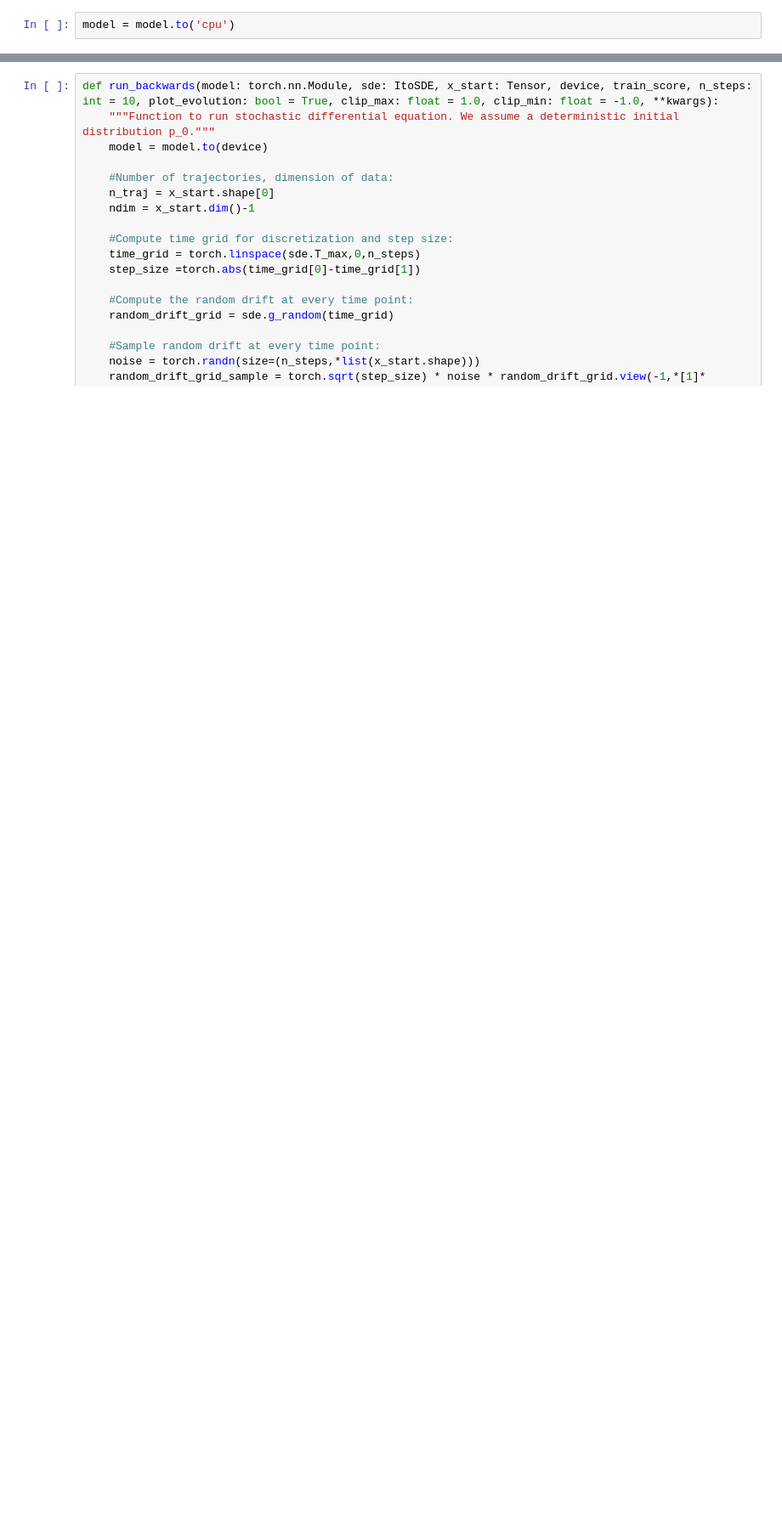
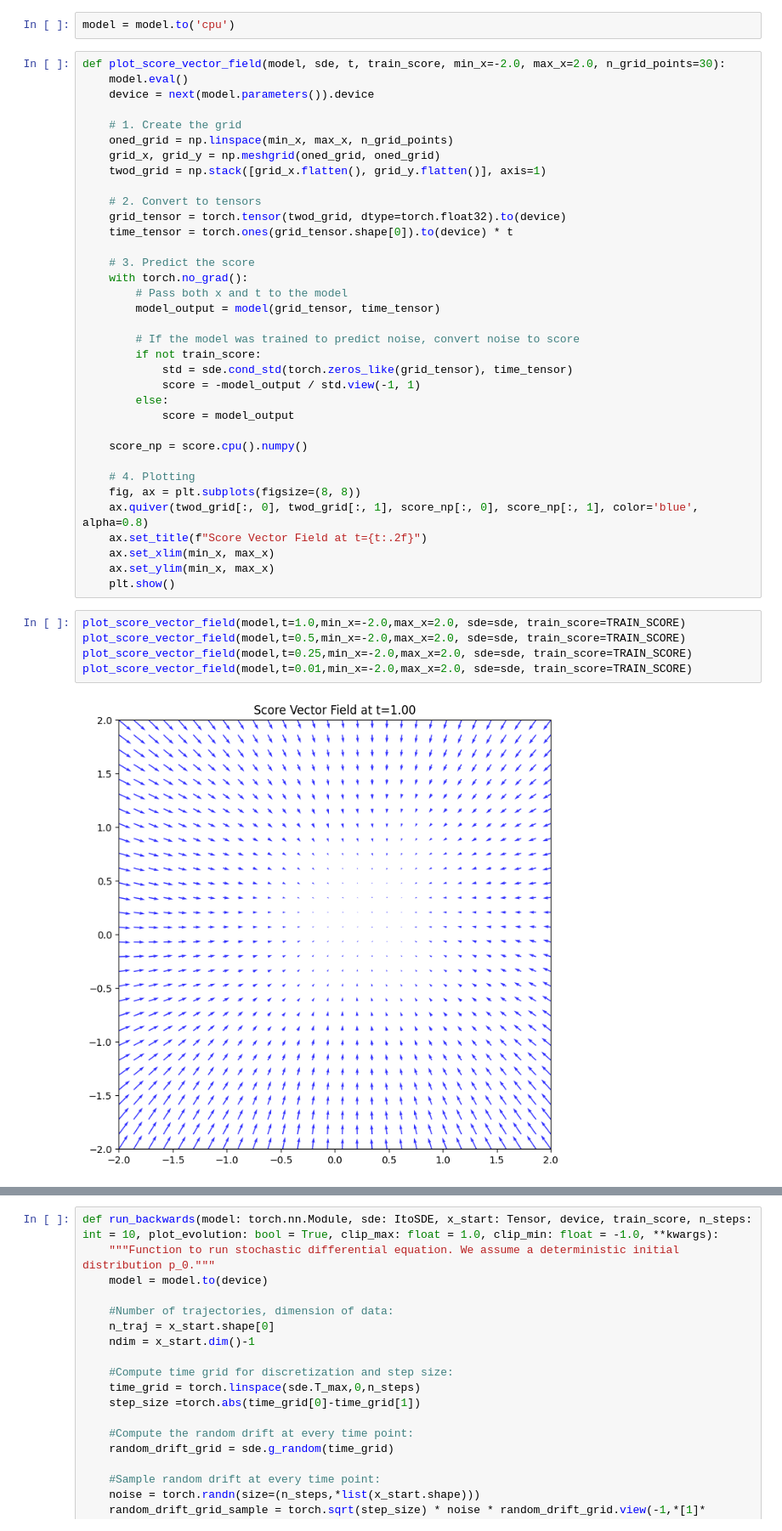
Before and after one commit to TM23-sanji/stable_diffusion, a Jupyter notebook: notebooks/1d_manifold.ipynb, the cells around one changed output, grey strips where cells are left out. Shown at 85% size. Saved outputs shown, nothing was run; the diff lists cells and outputs as text; blank space fills up the shorter version.

Commit message:
fixed the plots & gif

```diff
--- a/notebooks/1d_manifold.ipynb
+++ b/notebooks/1d_manifold.ipynb
@@ -319,2 +316,44 @@ Epoch: 1
 # %%
 model = model.to('cpu')
+# %%
+def plot_score_vector_field(model, sde, t, train_score, min_x=-2.0, max_x=2.0, n_grid_points=30):
+    model.eval()
+    device = next(model.parameters()).device
+
+    # 1. Create the grid
+    oned_grid = np.linspace(min_x, max_x, n_grid_points)
+    grid_x, grid_y = np.meshgrid(oned_grid, oned_grid)
+    twod_grid = np.stack([grid_x.flatten(), grid_y.flatten()], axis=1)
+
+    # 2. Convert to tensors
+    grid_tensor = torch.tensor(twod_grid, dtype=torch.float32).to(device)
+    time_tensor = torch.ones(grid_tensor.shape[0]).to(device) * t
+
+    # 3. Predict the score
+    with torch.no_grad():
+        # Pass both x and t to the model
+        model_output = model(grid_tensor, time_tensor)
+
+        # If the model was trained to predict noise, convert noise to score
+        if not train_score:
+            std = sde.cond_std(torch.zeros_like(grid_tensor), time_tensor)
+            score = -model_output / std.view(-1, 1)
+        else:
+            score = model_output
+
+    score_np = score.cpu().numpy()
+
+    # 4. Plotting
+    fig, ax = plt.subplots(figsize=(8, 8))
+    ax.quiver(twod_grid[:, 0], twod_grid[:, 1], score_np[:, 0], score_np[:, 1], color='blue', alpha=0.8)
+    ax.set_title(f"Score Vector Field at t={t:.2f}")
+    ax.set_xlim(min_x, max_x)
+    ax.set_ylim(min_x, max_x)
+    plt.show()
+# %%
+plot_score_vector_field(model,t=1.0,min_x=-2.0,max_x=2.0, sde=sde, train_score=TRAIN_SCORE)
+plot_score_vector_field(model,t=0.5,min_x=-2.0,max_x=2.0, sde=sde, train_score=TRAIN_SCORE)
+plot_score_vector_field(model,t=0.25,min_x=-2.0,max_x=2.0, sde=sde, train_score=TRAIN_SCORE)
+plot_score_vector_field(model,t=0.01,min_x=-2.0,max_x=2.0, sde=sde, train_score=TRAIN_SCORE)
+# %% [output]
+[figure, added]
```
Also changed, not shown: parts of 7 cells of this notebook.
